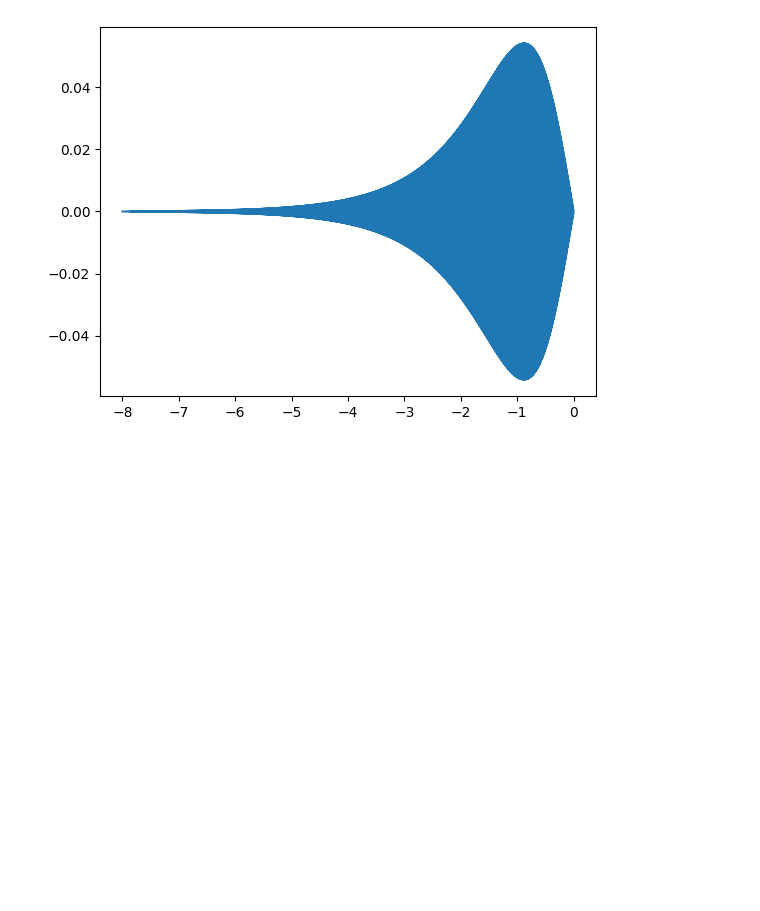
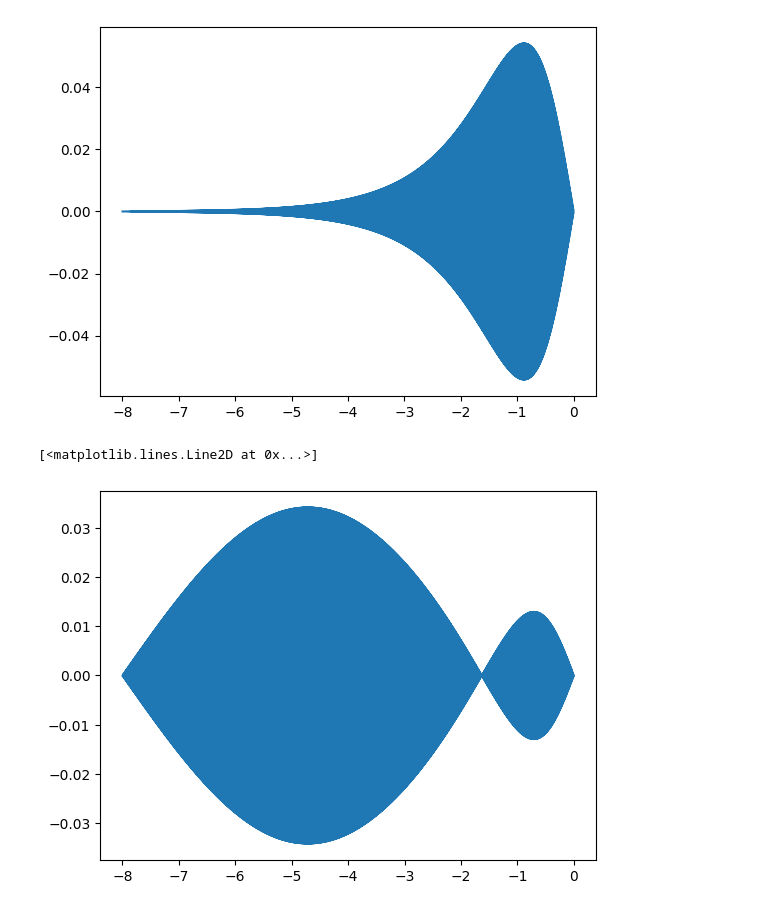
Before and after one commit to JairoSSantos/parallel-kink-scattering, a Jupyter notebook: notebooks/dirichlet-sym.ipynb, the cells around one changed output. Cells and saved outputs as stored; diff of their text form; code cells hidden in the pictures; blank space fills up the shorter version.

```diff
--- a/notebooks/dirichlet-sym.ipynb
+++ b/notebooks/dirichlet-sym.ipynb
@@ -34,3 +27,8 @@ plt.plot(x[1:-1], v.T[0])
 # %% [output]
 [<matplotlib.lines.Line2D at 0x...>]
 [figure]
+# %%
+plt.plot(x[1:-1], v.T[1])
+# %% [output]
+[<matplotlib.lines.Line2D at 0x...>]
+[figure, added]
```
Also changed, not shown: parts of 15 cells of this notebook, 6 other files.
